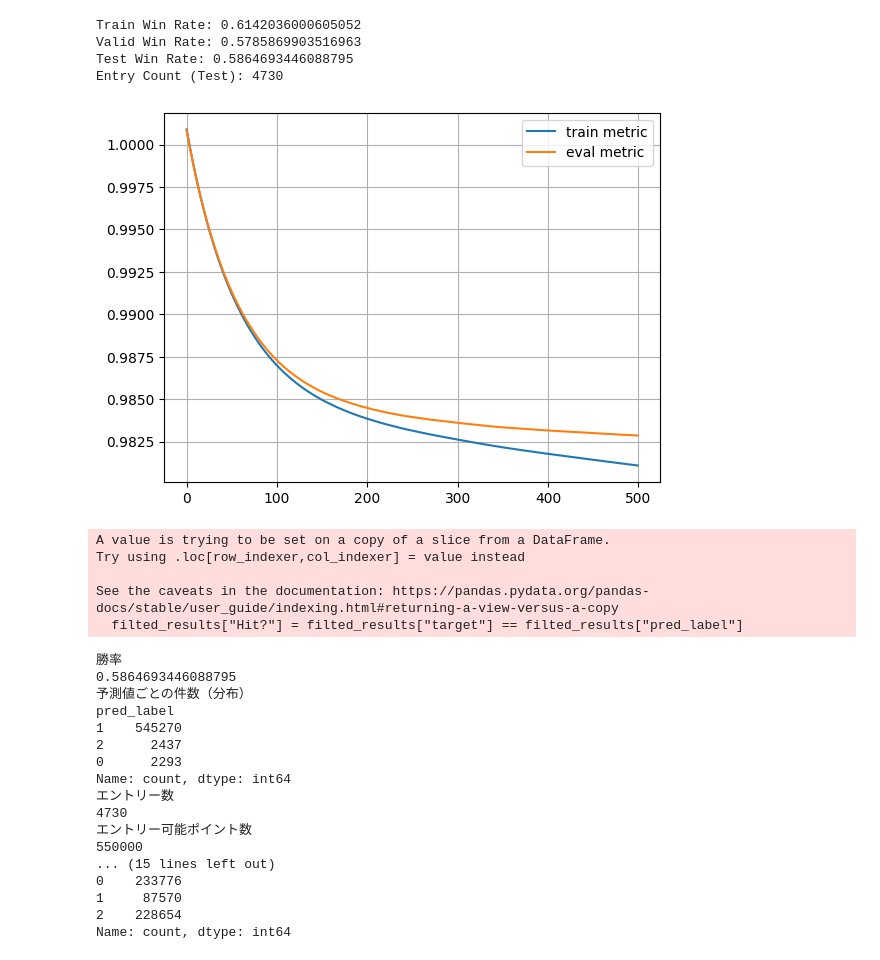
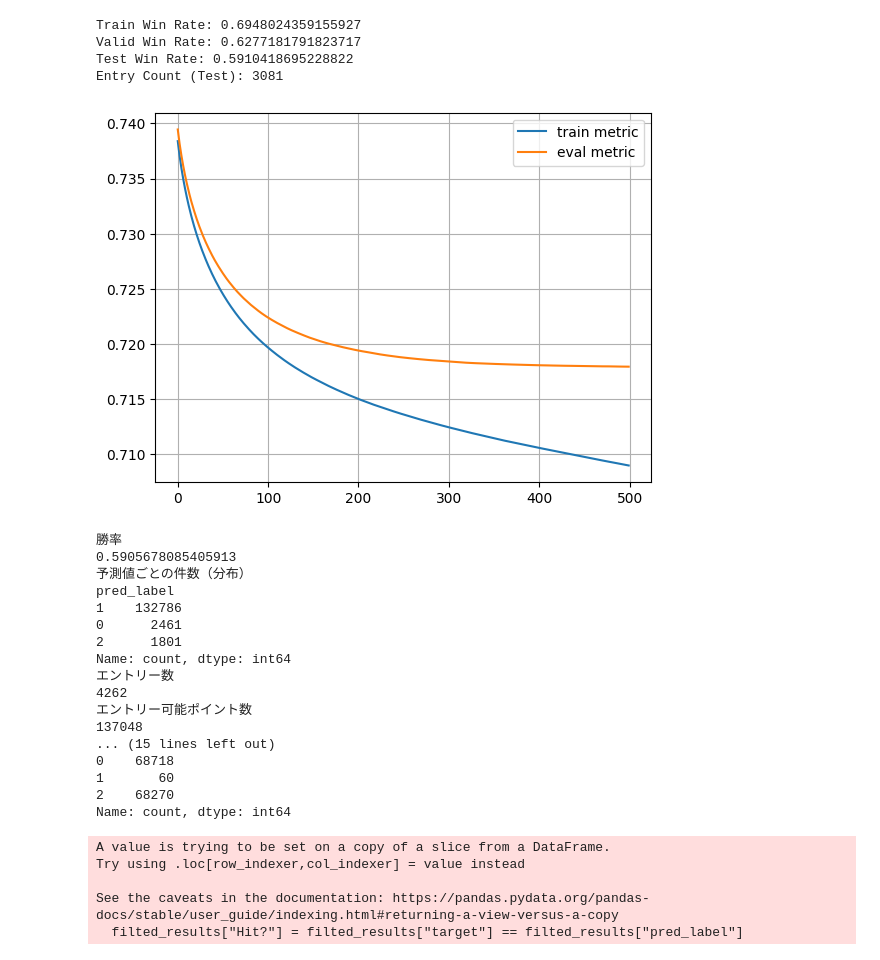
Before and after one commit to Rey564219/system_trade, a Jupyter notebook: bobasemodelmaker.ipynb, the cells around one changed output. Drawn from its saved outputs; the diff is of its cells as text; code cells hidden in the pictures.

```diff
--- a/bobasemodelmaker.ipynb
+++ b/bobasemodelmaker.ipynb
@@ -129,8 +130,8 @@ def FeatureExtraction(df):
 
     df["target"] = make_label(df)
     # df = df.drop(columns = ["open", "close", "high", "low", "vol", "spread", "tickvol", "spread"])
-    df = df.drop(columns = ["open", "close", "high", "low", "volumeto"])
-    # df = df.drop(columns = ["open", "close", "high", "low", "volume"])
+    # df = df.drop(columns = ["open", "close", "high", "low", "volumeto"])
+    df = df.drop(columns = ["open", "close", "high", "low", "volume"])
     return df
 
 feature_df = FeatureExtraction(df)
@@ -224,10 +225,13 @@ from sklearn.metrics import accuracy_score, roc_auc_score
 # up_th = 0.515
 # down_th = 0.515
 
-# USDJPY
-up_th = 0.51
-down_th = 0.53
+# # USDJPY
+# up_th = 0.51
+# down_th = 0.53
 
+# BTCUSD
+up_th = 0.59
+down_th = 0.6
 proba_train = model.predict(X_train)  # shape: [n_samples, 3]
 proba_valid = model.predict(X_valid)
 proba_test  = model.predict(X_test)
@@ -246,38 +250,38 @@ flat_proba_test = proba_test[:, 1]
 up_proba_test   = proba_test[:, 2]
 
 # しきい値でエントリー判定（例：up_th=0.55, down_th=0.35）
 entry_train = np.where(up_proba_train >= up_th, 2, np.where(down_proba_train >= down_th, 0, 1))
 entry_valid = np.where(up_proba_valid >= up_th, 2, np.where(down_proba_valid >= down_th, 0, 1))
 entry_test  = np.where(up_proba_test  >= up_th, 2, np.where(down_proba_test  >= down_th, 0, 1))
 
 # インデックス抽出
 train_idx = np.where(entry_train != 1)[0]
 valid_idx = np.where(entry_valid != 1)[0]
 test_idx  = np.where(entry_test  != 1)[0]
 
 # 勝率計算
 hit_train = entry_train[train_idx] == y_train.iloc[train_idx].values
 hit_valid = entry_valid[valid_idx] == y_valid.iloc[valid_idx].values
 hit_test  = entry_test[test_idx]  == y_test.iloc[test_idx].values
 
 print("Train Win Rate:", np.mean(hit_train))
 print("Valid Win Rate:", np.mean(hit_valid))
 print("Test Win Rate:", np.mean(hit_test))
 print("Entry Count (Test):", np.sum(entry_test != 1))
 
 train_metric = eval_result['train']['multi_logloss']
 plt.plot(train_metric, label='train metric')
 eval_metric = eval_result['valid']['multi_logloss']
 plt.plot(eval_metric, label='eval metric')
 plt.legend()
 plt.grid()
 plt.show()
 # %% [output]
-Train Win Rate: 0.6142036000605052
-Valid Win Rate: 0.5785869903516963
-Test Win Rate: 0.5864693446088795
-Entry Count (Test): 4730
+Train Win Rate: 0.6948024359155927
+Valid Win Rate: 0.6277181791823717
+Test Win Rate: 0.5910418695228822
+Entry Count (Test): 3081
-[figure, old version]
+[figure, new version]
 # %%
 import numpy as np
 import pandas as pd
@@ -312,9 +316,12 @@ from sklearn.metrics import accuracy_score
 # # EURUSD
 # up_th = 0.515
 # down_th = 0.515
-# USDJPY
-up_th = 0.51
-down_th = 0.53
+# # USDJPY
+# up_th = 0.51
+# down_th = 0.53
+# BTCUSD
+up_th = 0.59
+down_th = 0.59
 proba = model.predict(X_test)
 
 down_proba_test = proba[:, 0]
@@ -366,25 +373,25 @@ label_counts = pd.Series(y_test).value_counts().sort_index()
 print("ラベルごとの件数:")
 print(label_counts)
 # %% [output]
-A value is trying to be set on a copy of a slice from a DataFrame.
-Try using .loc[row_indexer,col_indexer] = value instead
-
-See the caveats in the documentation: https://pandas.pydata.org/pandas-docs/stable/user_guide/indexing.html#returning-a-view-versus-a-copy
-  filted_results["Hit?"] = filted_results["target"] == filted_results["pred_label"]
+勝率
+0.5905678085405913
+予測値ごとの件数（分布）
+pred_label
+1    132786
+0      2461
+2      1801
+Name: count, dtype: int64
+エントリー数
+4262
+エントリー可能ポイント数
+137048
+... (15 lines left out)
+0    68718
+1       60
+2    68270
+Name: count, dtype: int64
-勝率
-0.5864693446088795
-予測値ごとの件数（分布）
-pred_label
-1    545270
-2      2437
-0      2293
-Name: count, dtype: int64
-エントリー数
-4730
-エントリー可能ポイント数
-550000
-... (15 lines left out)
-0    233776
-1     87570
-2    228654
-Name: count, dtype: int64
+A value is trying to be set on a copy of a slice from a DataFrame.
+Try using .loc[row_indexer,col_indexer] = value instead
+
+See the caveats in the documentation: https://pandas.pydata.org/pandas-docs/stable/user_guide/indexing.html#returning-a-view-versus-a-copy
+  filted_results["Hit?"] = filted_results["target"] == filted_results["pred_label"]
```
Also changed, not shown: parts of 2 cells of this notebook, 4 other files.
